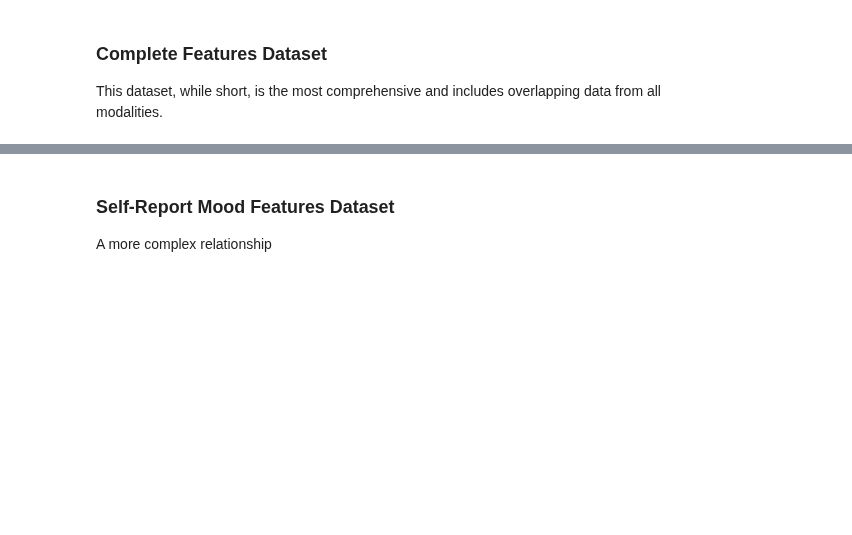
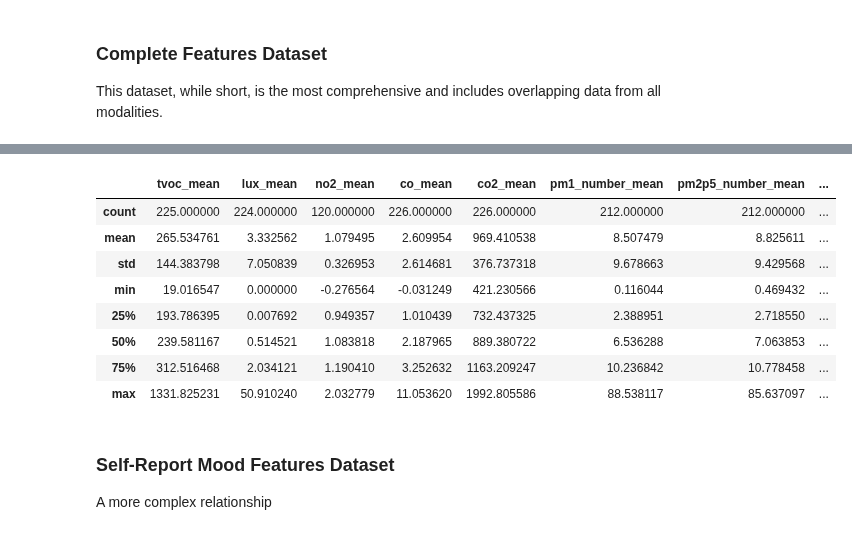
Before and after one commit to intelligent-environments-lab/utx000, a Jupyter notebook: notebooks/4.2.2-hef-fitbit-sleep_sensitivity.ipynb, the cells around one changed output, grey strips where cells are left out. Saved outputs shown, nothing was run; the diff lists cells and outputs as text; code cells hidden in the pictures; blank space fills up the shorter version.

```diff
--- a/notebooks/4.2.2-hef-fitbit-sleep_sensitivity.ipynb
+++ b/notebooks/4.2.2-hef-fitbit-sleep_sensitivity.ipynb
@@ -97,3 +84,20 @@ features_ieq.describe()
+# %%
+ieq_data = pd.read_csv("../data/processed/beacon-fb_and_gps_filtered_summary-ux_s20.csv",parse_dates=["start_time","end_time"])
+features_ieq = ieq_data.merge(right=labels,left_on=["start_time","end_time","beacon","redcap","beiwe"],right_on=["start_time","end_time","beacon","redcap","beiwe"])
+features_ieq.drop([c for c in features_ieq.columns if c.endswith("percent")],axis="columns",inplace=True)
+for gps_label in ["long","lat","accuracy","altitude"]:
+    features_ieq.drop([c for c in features_ieq.columns if c.startswith(gps_label)],axis="columns",inplace=True)
+features_ieq.describe()
+# %% [output]
+|  | tvoc_mean | lux_mean | no2_mean | co_mean | co2_mean | pm1_number_mean | pm2p5_number_mean | ... |
+| count | 225.000000 | 224.000000 | 120.000000 | 226.000000 | 226.000000 | 212.000000 | 212.000000 | ... |
+| mean | 265.534761 | 3.332562 | 1.079495 | 2.609954 | 969.410538 | 8.507479 | 8.825611 | ... |
+| std | 144.383798 | 7.050839 | 0.326953 | 2.614681 | 376.737318 | 9.678663 | 9.429568 | ... |
+| min | 19.016547 | 0.000000 | -0.276564 | -0.031249 | 421.230566 | 0.116044 | 0.469432 | ... |
+| 25% | 193.786395 | 0.007692 | 0.949357 | 1.010439 | 732.437325 | 2.388951 | 2.718550 | ... |
+| 50% | 239.581167 | 0.514521 | 1.083818 | 2.187965 | 889.380722 | 6.536288 | 7.063853 | ... |
+| 75% | 312.516468 | 2.034121 | 1.190410 | 3.252632 | 1163.209247 | 10.236842 | 10.778458 | ... |
+| max | 1331.825231 | 50.910240 | 2.032779 | 11.053620 | 1992.805586 | 88.538117 | 85.637097 | ... |
 # %% [markdown]
 ### Self-Report Mood Features Dataset
 A more complex relationship
```
Also changed, not shown: parts of 8 cells of this notebook.
